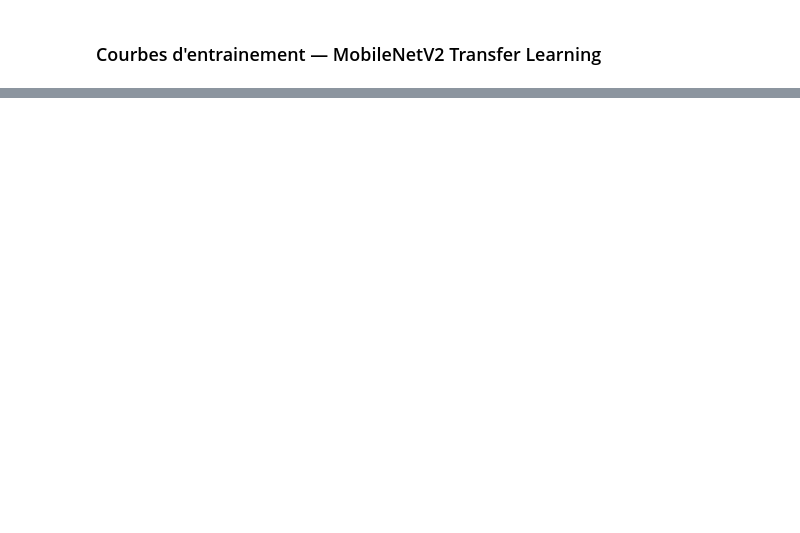
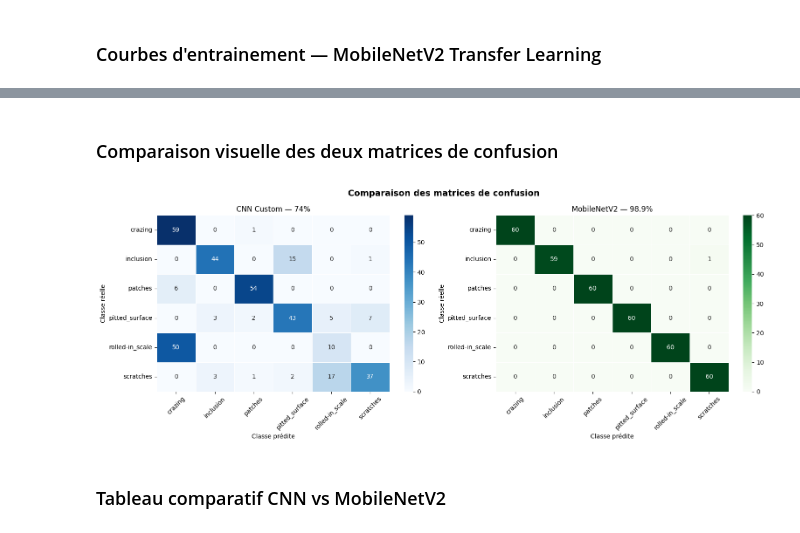
Before and after one commit to dyhia-hachemi/NEU_Defect_Classification, a Jupyter notebook: NEU_Defect_Classification.ipynb, the cells around one changed output, grey strips where cells are left out. Drawn from its saved outputs; the diff is of its cells as text; code cells hidden in the pictures; blank space fills up the shorter version.

Commit message:
feat: complete project — evaluation + Gradio demo
- Confusion matrices and classification reports for both models
- Gradio interactive demo interface

```diff
--- a/NEU_Defect_Classification.ipynb
+++ b/NEU_Defect_Classification.ipynb
@@ -626,0 +738,20 @@ plt.show()
+# %%
+cm_tl = confusion_matrix(y_true, y_pred_tl)
+
+fig, ax = plt.subplots(figsize=(8, 6))
+sns.heatmap(
+    cm_tl,
+    annot=True,
+    fmt='d',
+    cmap='Greens',
+    xticklabels=class_names,
+    yticklabels=class_names,
+    linewidths=0.5
+)
+ax.set_title('Matrice de confusion — MobileNetV2', fontsize=13, fontweight='bold')
+ax.set_xlabel('Classe prédite', fontsize=11)
+ax.set_ylabel('Classe réelle', fontsize=11)
+plt.xticks(rotation=45, ha='right')
+plt.yticks(rotation=0)
+plt.tight_layout()
+plt.show()
@@ -626,0 +780,28 @@ plt.show()
+# %% [markdown]
+### Comparaison visuelle des deux matrices de confusion
+# %%
+fig, (ax1, ax2) = plt.subplots(1, 2, figsize=(16, 6))
+fig.suptitle('Comparaison des matrices de confusion', fontsize=14, fontweight='bold')
+
+sns.heatmap(cm_cnn, annot=True, fmt='d', cmap='Blues',
+            xticklabels=class_names, yticklabels=class_names,
+            linewidths=0.5, ax=ax1)
+ax1.set_title('CNN Custom — 74%', fontsize=12)
+ax1.set_xlabel('Classe prédite')
+ax1.set_ylabel('Classe réelle')
+ax1.tick_params(axis='x', rotation=45)
+
+sns.heatmap(cm_tl, annot=True, fmt='d', cmap='Greens',
+            xticklabels=class_names, yticklabels=class_names,
+            linewidths=0.5, ax=ax2)
+ax2.set_title('MobileNetV2 — 98.9%', fontsize=12)
+ax2.set_xlabel('Classe prédite')
+ax2.set_ylabel('Classe réelle')
+ax2.tick_params(axis='x', rotation=45)
+
+plt.tight_layout()
+plt.show()
+# %% [output]
+[figure, added]
+# %% [markdown]
+### Tableau comparatif CNN vs MobileNetV2
```
Also changed, not shown: parts of 28 cells of this notebook.
